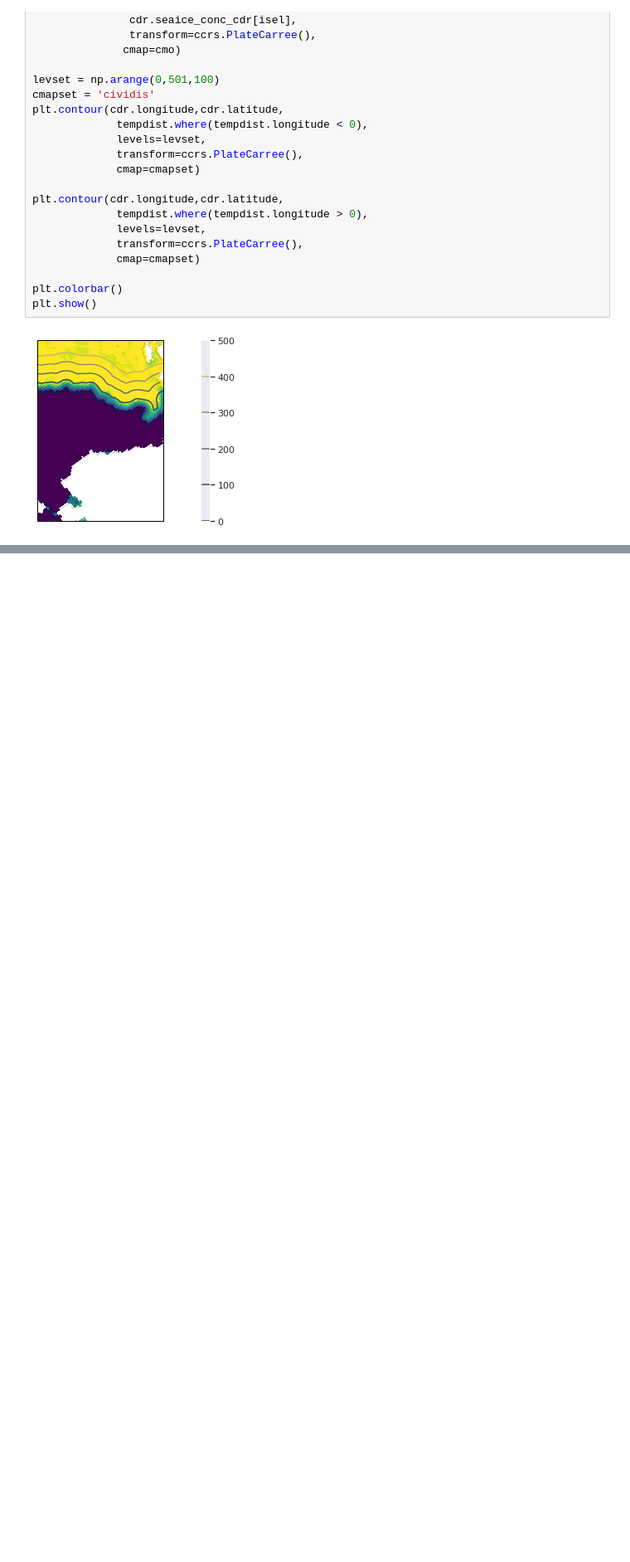
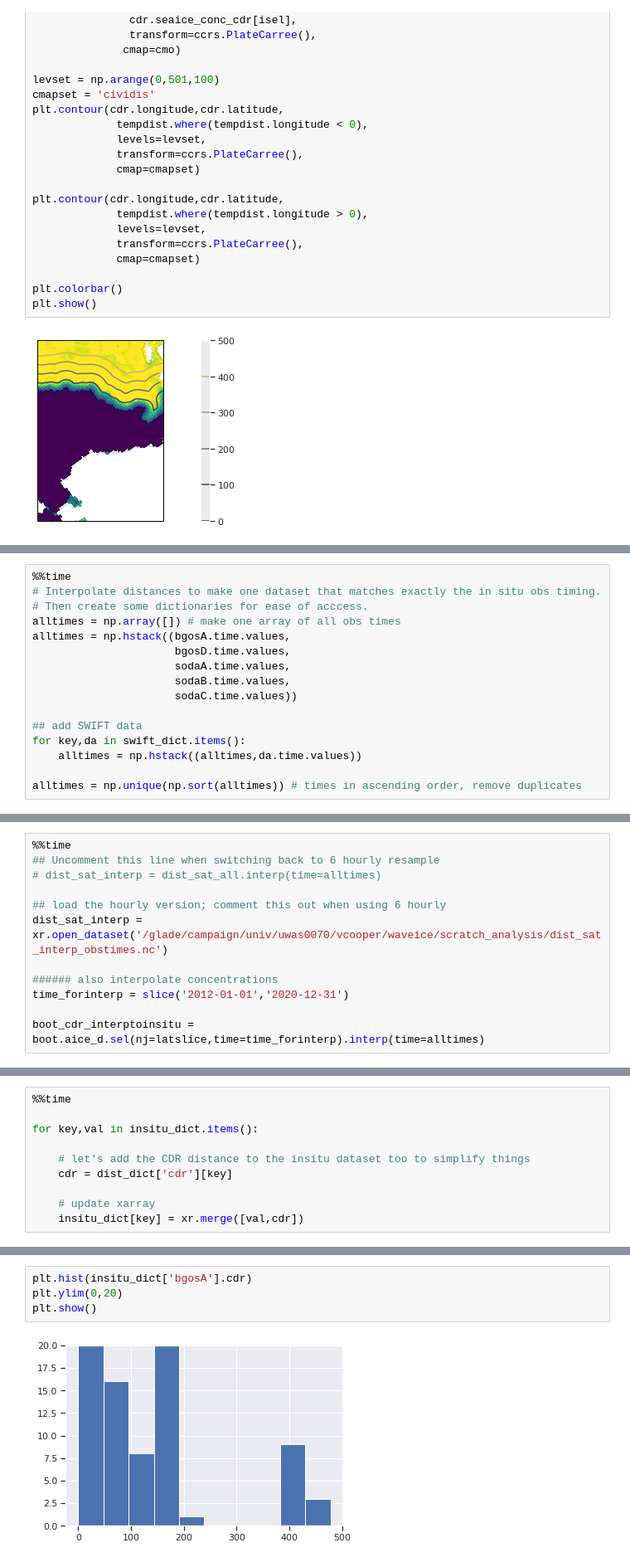
Before and after one commit to vtcooper/waveice, a Jupyter notebook: observations_paper/obs_paper_preprocess.ipynb, the cells around one changed output, grey strips where cells are left out. Shown at 83% size. Cells and saved outputs as stored; diff of their text form; blank space fills up the shorter version.

```diff
--- a/observations_paper/obs_paper_preprocess.ipynb
+++ b/observations_paper/obs_paper_preprocess.ipynb
@@ -284,0 +519,16 @@ plt.show()
+# %%
+%%time
+# Interpolate distances to make one dataset that matches exactly the in situ obs timing.
+# Then create some dictionaries for ease of acccess.
+alltimes = np.array([]) # make one array of all obs times
+alltimes = np.hstack((bgosA.time.values,
+                      bgosD.time.values,
+                      sodaA.time.values,
+                      sodaB.time.values,
+                      sodaC.time.values))
+
+## add SWIFT data
+for key,da in swift_dict.items():
+    alltimes = np.hstack((alltimes,da.time.values))
+
+alltimes = np.unique(np.sort(alltimes)) # times in ascending order, remove duplicates
@@ -284,0 +539,12 @@ plt.show()
+# %%
+%%time
+## Uncomment this line when switching back to 6 hourly resample
+# dist_sat_interp = dist_sat_all.interp(time=alltimes)
+
+## load the hourly version; comment this out when using 6 hourly
+dist_sat_interp = xr.open_dataset('/glade/campaign/univ/uwas0070/vcooper/waveice/scratch_analysis/dist_sat_interp_obstimes.nc')
+
+###### also interpolate concentrations
+time_forinterp = slice('2012-01-01','2020-12-31')
+
+boot_cdr_interptoinsitu = boot.aice_d.sel(nj=latslice,time=time_forinterp).interp(time=alltimes)
@@ -284,0 +614,10 @@ plt.show()
+# %%
+%%time
+
+for key,val in insitu_dict.items():
+
+    # let's add the CDR distance to the insitu dataset too to simplify things
+    cdr = dist_dict['cdr'][key]
+
+    # update xarray
+    insitu_dict[key] = xr.merge([val,cdr])
@@ -284,0 +627,6 @@ plt.show()
+# %%
+plt.hist(insitu_dict['bgosA'].cdr)
+plt.ylim(0,20)
+plt.show()
+# %% [output]
+[figure, added]
```
Also changed, not shown: parts of 42 cells of this notebook, 1 other file.
